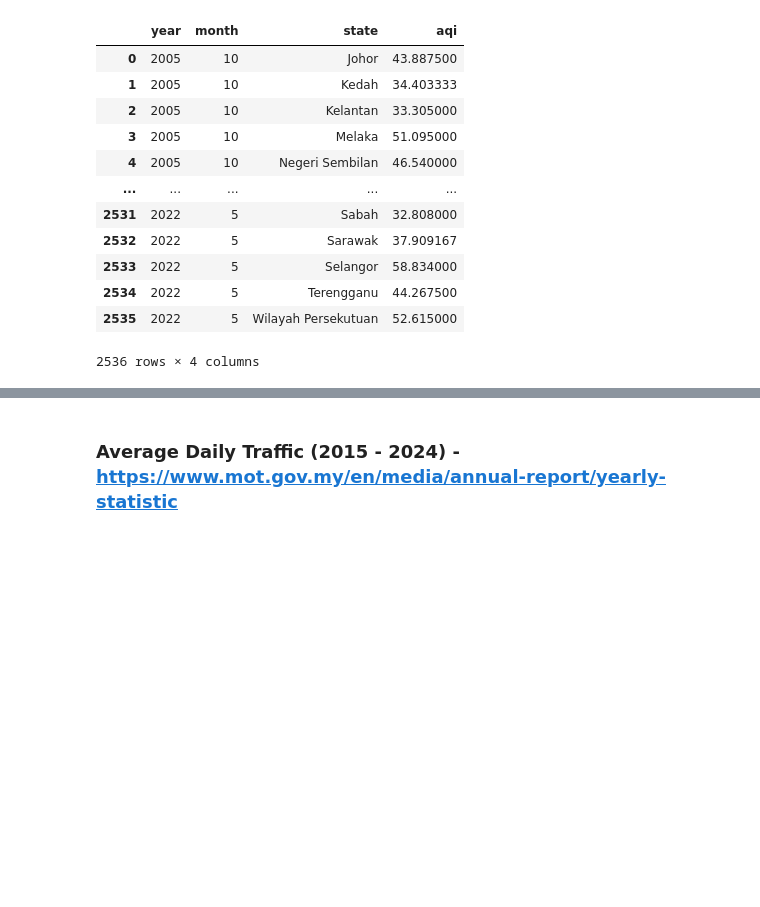
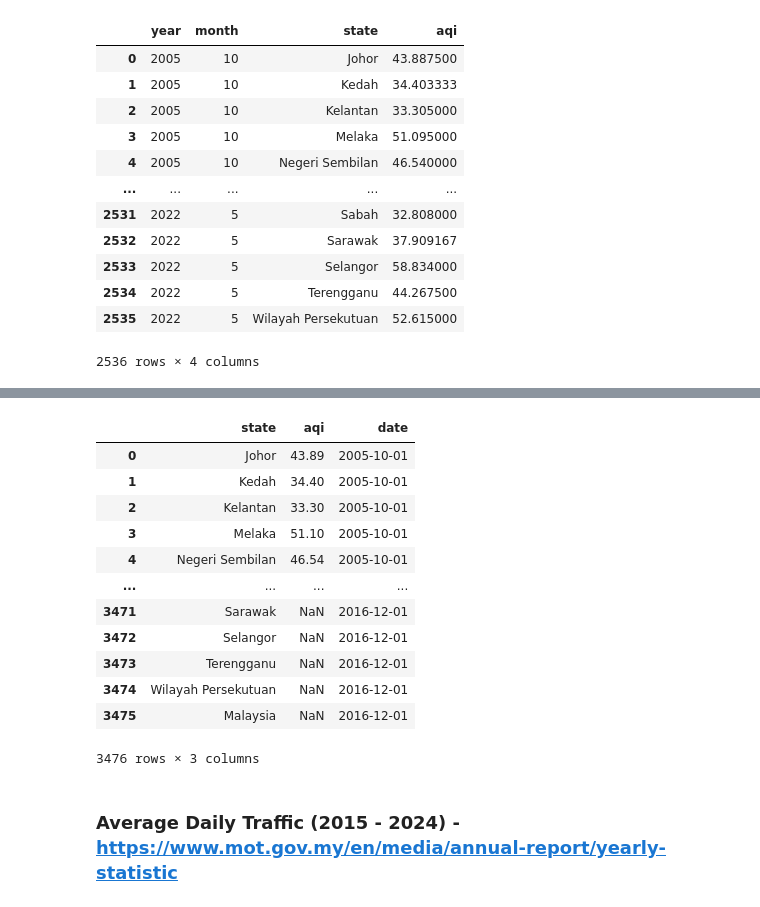
Before and after one commit to NotHLee/FIT3179_A2, a Jupyter notebook: data/cleaning.ipynb, the cells around one changed output, grey strips where cells are left out. Saved outputs shown, nothing was run; the diff lists cells and outputs as text; code cells hidden in the pictures; blank space fills up the shorter version.

```diff
--- a/data/cleaning.ipynb
+++ b/data/cleaning.ipynb
@@ -581,3 +581,21 @@ memory usage: 70.6+ KB
+# %%
+# make all values 2 decimal places except 'state' and 'date'
+df1['aqi'] = pd.to_numeric(df1['aqi'], errors='coerce').round(2)
+df1
+# %% [output]
+|  | state | aqi | date |
+| 0 | Johor | 43.89 | 2005-10-01 |
+| 1 | Kedah | 34.40 | 2005-10-01 |
+| 2 | Kelantan | 33.30 | 2005-10-01 |
+| 3 | Melaka | 51.10 | 2005-10-01 |
+| 4 | Negeri Sembilan | 46.54 | 2005-10-01 |
+| ... | ... | ... | ... |
+| 3471 | Sarawak | NaN | 2016-12-01 |
+| 3472 | Selangor | NaN | 2016-12-01 |
+| 3473 | Terengganu | NaN | 2016-12-01 |
+| 3474 | Wilayah Persekutuan | NaN | 2016-12-01 |
+| 3475 | Malaysia | NaN | 2016-12-01 |
+3476 rows × 3 columns
 # %%
 df1.to_csv('../data/api/APIMS-monthly-avg-by-state.csv', index=False)
 # %% [markdown]
```
Also changed, not shown: parts of 2 cells of this notebook, 4 other files.
